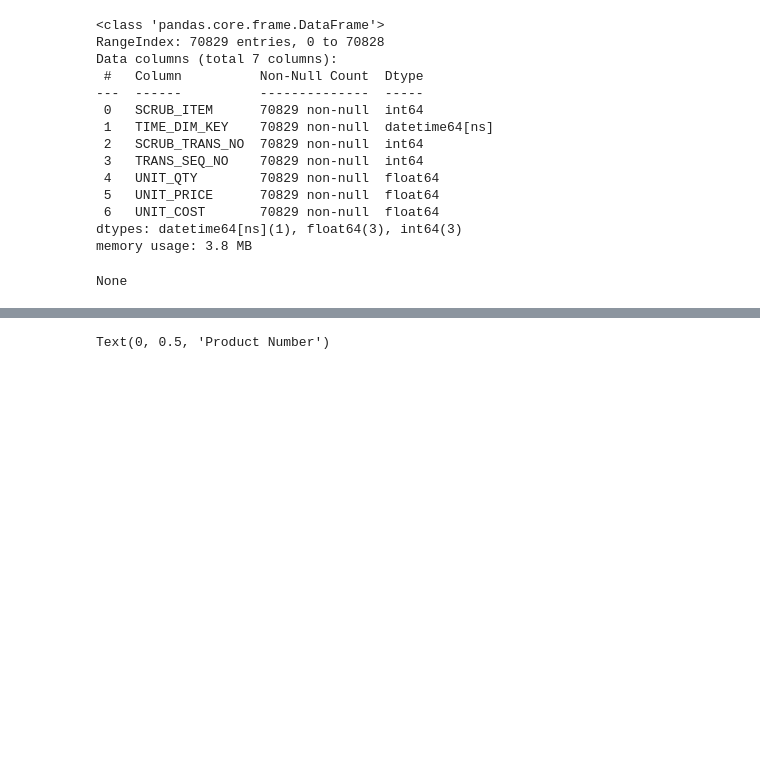
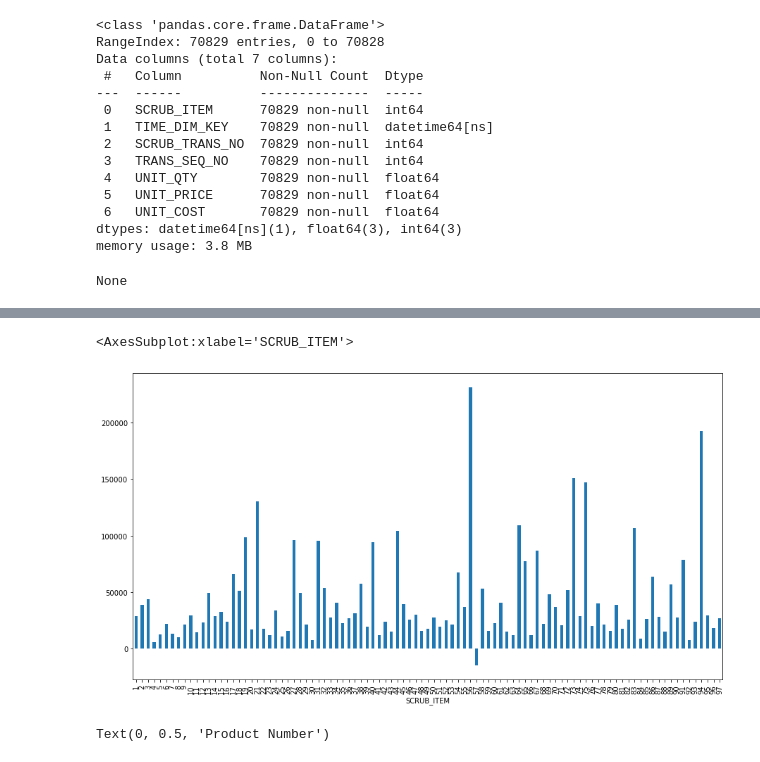
Before and after one commit to arthursjkim/tsc_pricing_optimization, a Jupyter notebook: eda_ian.ipynb, the cells around one changed output, grey strips where cells are left out. Cells and saved outputs as stored; diff of their text form; code cells hidden in the pictures; blank space fills up the shorter version.

```diff
--- a/eda_ian.ipynb
+++ b/eda_ian.ipynb
@@ -141,6 +119,2 @@ Name: SCRUB_ITEM, Length: 97, dtype: int64
 # %%
-sales_gross_margins = tsc_sales.eval(
-    '''
-    GROSS_MARGIN = (UNIT_QTY * UNIT_PRICE) - (UNIT_QTY * UNIT_COST)
-    '''
-)
+sales_gross_margins = tsc_sales.eval("GROSS_MARGIN = (UNIT_QTY * UNIT_PRICE) - (UNIT_QTY * UNIT_COST)")
@@ -147,3 +137,8 @@ sales_gross_margins = tsc_sales.eval(
+# %%
+sales_gross_margins.groupby('SCRUB_ITEM')['GROSS_MARGIN'].sum().plot(kind='bar', y='GROSS_MARGIN', figsize=(15, 8))
+# %% [output]
+<AxesSubplot:xlabel='SCRUB_ITEM'>
+[figure, added]
 # %%
 top_ten_gross_margins = sales_gross_margins.groupby('SCRUB_ITEM')[['GROSS_MARGIN']].sum().sort_values('GROSS_MARGIN', ascending=False).head(10)
 # %%
```
Also changed, not shown: parts of 18 cells of this notebook.
